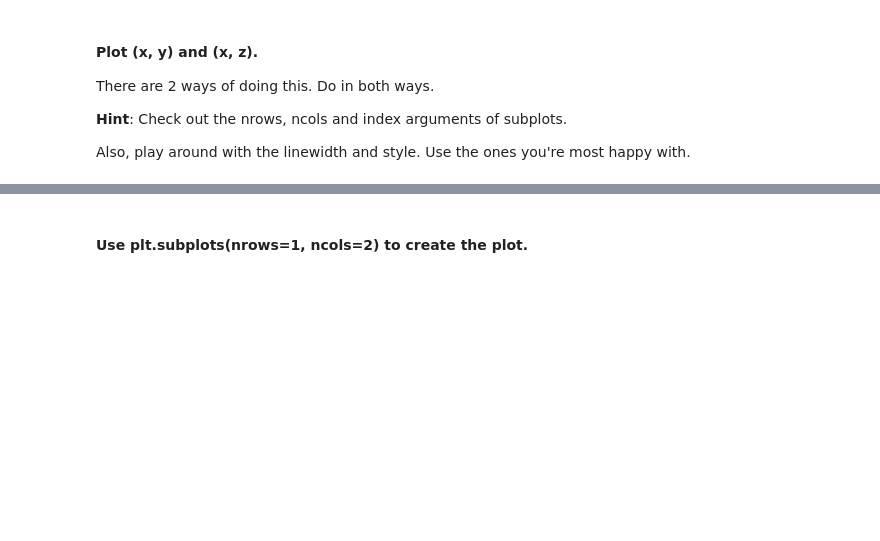
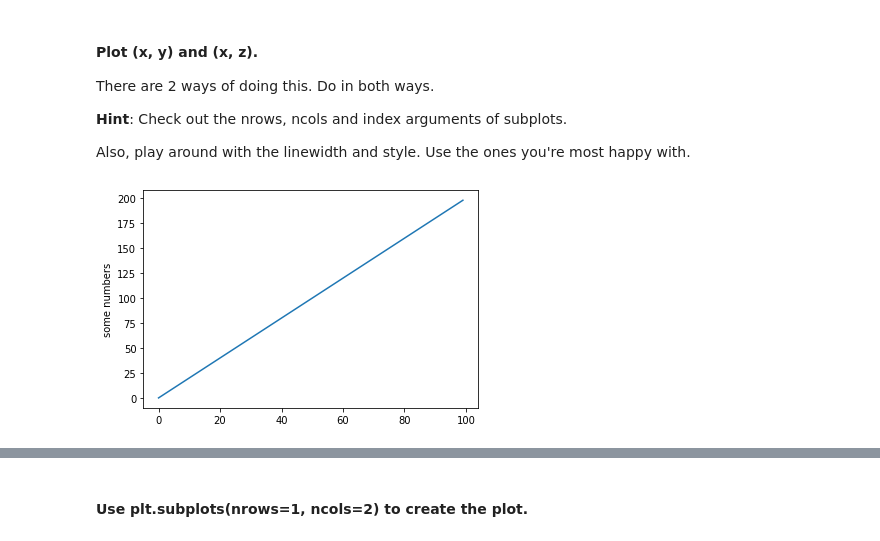
Before and after one commit to ta-data-lis/lab-matplotlib-seaborn, a Jupyter notebook: your-code/main.ipynb, the cells around one changed output, grey strips where cells are left out. Drawn from its saved outputs; the diff is of its cells as text; code cells hidden in the pictures; blank space fills up the shorter version.

```diff
--- a/your-code/main.ipynb
+++ b/your-code/main.ipynb
@@ -24,0 +28,7 @@ Also, play around with the linewidth and style. Use the ones you're most happy w
+# %%
+# Method 1
+plt.plot(x,y)
+plt.ylabel('some numbers')
+plt.show()
+# %% [output]
+[figure, added]
```
Also changed, not shown: parts of 58 cells of this notebook.
